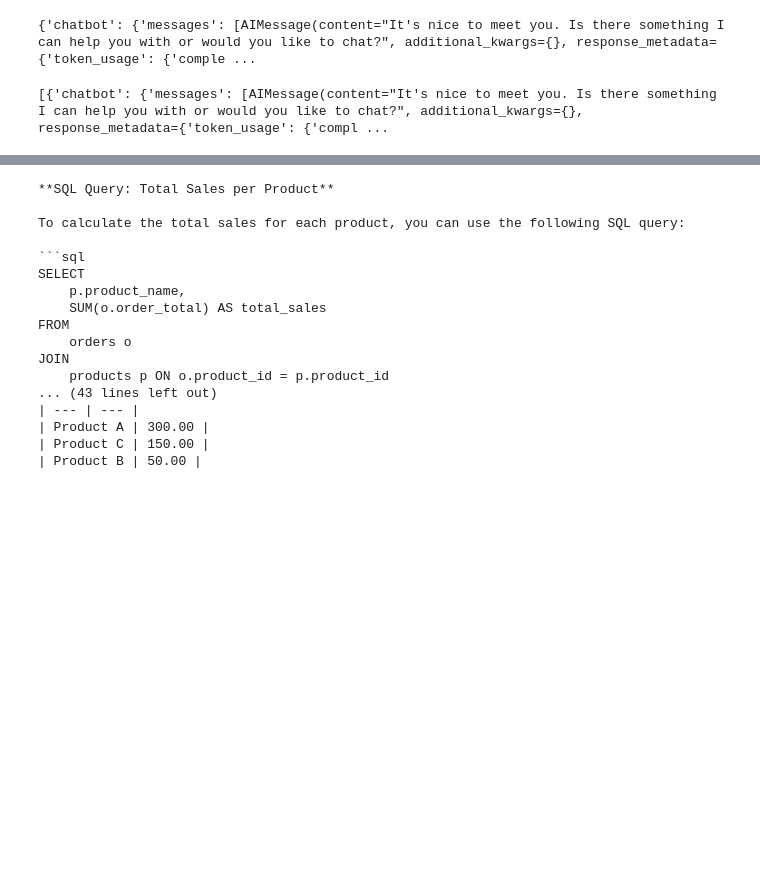
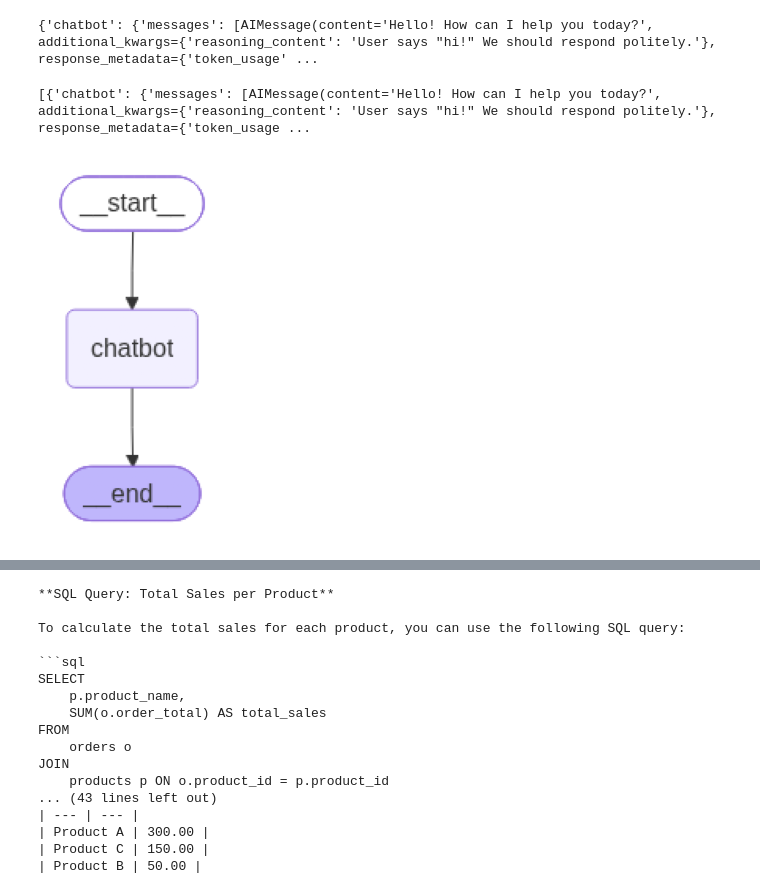
Before and after one commit to ancestor9/2026_Fall_Learning-Langchain-AI-Agent, a Jupyter notebook: CH5_Cognitive_Architectures_with_LangGraph.ipynb, the cells around one changed output, grey strips where cells are left out. Drawn from its saved outputs; the diff is of its cells as text; code cells hidden in the pictures; blank space fills up the shorter version.

```diff
--- a/CH5_Cognitive_Architectures_with_LangGraph.ipynb
+++ b/CH5_Cognitive_Architectures_with_LangGraph.ipynb
@@ -18,7 +18,7 @@ from langgraph.graph import StateGraph, START, END
 from langgraph.graph.message import add_messages
 from langchain_core.messages import HumanMessage
 
-model = ChatGroq(model="llama-3.3-70b-versatile", temperature=0)
+model = ChatGroq(model="openai/gpt-oss-20b", temperature=0)
 
 class State(TypedDict):
     # Messages have the type "list". The `add_messages`
@@ -46,11 +46,32 @@ input = {"messages": [HumanMessage("hi!")]}
 for chunk in graph.stream(input):
     print(chunk)
 # %% [output]
-{'chatbot': {'messages': [AIMessage(content="It's nice to meet you. Is there something I can help you with or would you like to chat?", additional_kwargs={}, response_metadata={'token_usage': {'comple ...
+{'chatbot': {'messages': [AIMessage(content='Hello! How can I help you today?', additional_kwargs={'reasoning_content': 'User says "hi!" We should respond politely.'}, response_metadata={'token_usage' ...
 # %%
 [chunk for chunk in graph.stream(input)]
 # %% [output]
-[{'chatbot': {'messages': [AIMessage(content="It's nice to meet you. Is there something I can help you with or would you like to chat?", additional_kwargs={}, response_metadata={'token_usage': {'compl ...
+[{'chatbot': {'messages': [AIMessage(content='Hello! How can I help you today?', additional_kwargs={'reasoning_content': 'User says "hi!" We should respond politely.'}, response_metadata={'token_usage ...
+# %%
+import matplotlib.pyplot as plt
+import matplotlib.image as mpimg
+from io import BytesIO
+
+# Pygraphviz와 pydot이 필요
+!pip install -qU pygraphviz pydot
+# Graphviz는 Colab에서는 보통 기본 설치
+
+# Mermaid PNG 이미지를 생성
+mermaid_png_bytes = graph.get_graph().draw_mermaid_png()
+
+# Bytes 데이터를 이미지로 로드
+img = mpimg.imread(BytesIO(mermaid_png_bytes))
+
+# 이미지를 표시합니다.
+plt.imshow(img)
+plt.axis('off') # 축을 비활성화
+plt.show()
+# %% [output]
+[figure, added]
 # %%
 # @title **Architecture #2: Chain**
 
```
Also changed, not shown: parts of 6 cells of this notebook.
